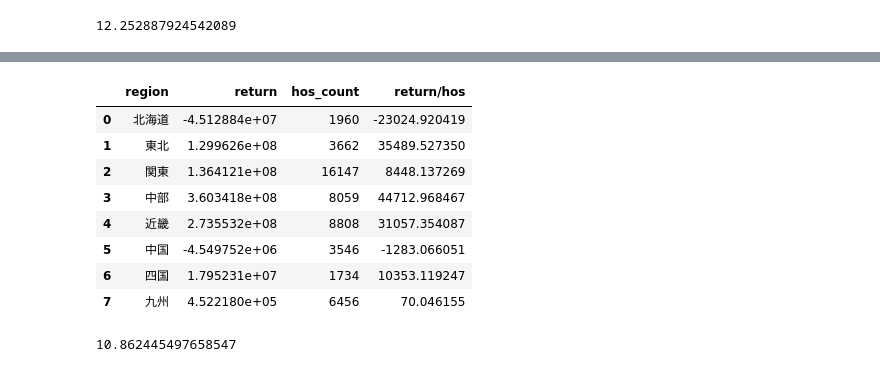
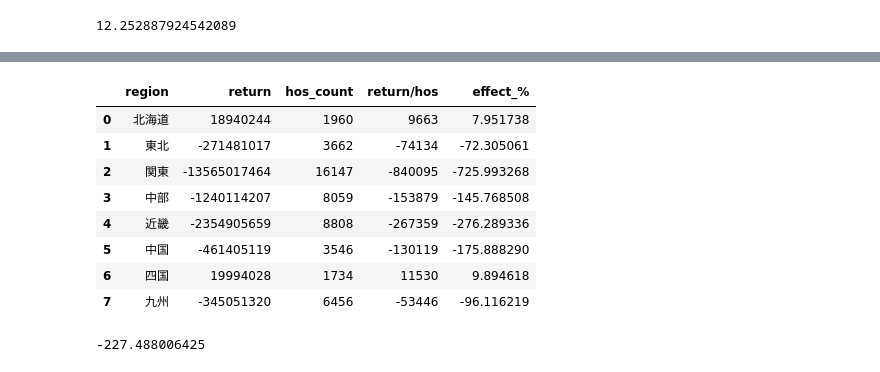
Before and after one commit to uehiratakumu/VScode, a Jupyter notebook: M3_intern/eda.ipynb, the cells around one changed output, grey strips where cells are left out. Drawn from its saved outputs; the diff is of its cells as text; code cells hidden in the pictures.

```diff
--- a/M3_intern/eda.ipynb
+++ b/M3_intern/eda.ipynb
@@ -833,0 +839,16 @@ for i in range(len(s_c)-1):
+# %%
+name = []
+r_squared_mrkun = []
+for i in range(len(s_c)-1):
+    target = "has_mrkun"
+    features = s_c[i+1]
+    if features != "has_mrkun":
+        y = sales_mrkun[target].to_numpy()
+        X = StandardScaler().fit_transform(sales_mrkun[features].values.reshape(-1, 1))
+
+        model = sm.GLM(y, X, family=sm.families.Binomial()).fit()
+        name.append(s_c[i+1])
+        r_squared_mrkun.append(abs(model.pseudo_rsquared()))
+r_squared_mrkun = pd.DataFrame({"Name":name,"R_squared":r_squared_mrkun}).sort_values(by='R_squared')
+r_squared_mrkun.to_csv("r_squared_mrkun.csv", index = False)
+r_squared_mrkun
@@ -833,0 +868,16 @@ for i in range(len(s_c)-1):
+# %%
+name = []
+r_squared_2204 = []
+for i in range(len(s_c)-1):
+    target = "~202204_ave"
+    features = s_c[i+1]
+    if features != "~202204_ave":
+        y = sales_mrkun[target].to_numpy()
+        X = StandardScaler().fit_transform(sales_mrkun[features].values.reshape(-1, 1))
+
+        model = sm.OLS(y, X).fit()
+        name.append(s_c[i+1])
+        r_squared_2204.append(abs(model.rsquared))
+r_squared_2204 = pd.DataFrame({"Name":name,"R_squared":r_squared_2204}).sort_values(by='R_squared')
+r_squared_2204.to_csv("r_squared_2204.csv", index = False)
+r_squared_2204
@@ -843,7 +906,7 @@ plt.show()
 [figure]
 # %%
 sales_m = sales_mrkun[sales_mrkun.columns.values]#[sales_mrkun["~202204_ave"]>=sales_mrkun["~202204_ave"].quantile(0.75)+(sales_mrkun["~202204_ave"].quantile(0.75)-sales_mrkun["~202204_ave"].quantile(0.25))]
-X = sales_m[["~202004_ave", "~202010_ave", "~202104_ave","~202110_ave","dr_count","has_visit","region_id","has_kahun"]]
+X = sales_m[["~202004_ave", "~202010_ave", "~202104_ave","~202110_ave","has_visit","region_id","has_kahun"]]
 Z = sales_m["has_mrkun"]
 sales_m.describe()
 # %% [output]
@@ -1584,13 +1647,14 @@ ROI_region
 # %%
 return_region = []
 hos_region = []
+return_region_kahun = []
 for k in range(8):
     return_re0 = []
     hos_count = []
     for j in range(2):
-        sales_m = sales_mrkun[sales_mrkun.columns.values][sales_mrkun["dr_count"] != -1][sales_mrkun["region_id"] == k][sales_mrkun["has_kahun"]==j]#[sales_mrkun["~202204_ave"]<sales_mrkun["~202204_ave"].quantile(0.75)+(sales_mrkun["~202204_ave"].quantile(0.75)-sales_mrkun["~202204_ave"].quantile(0.25))]
+        sales_m = sales_mrkun[sales_mrkun.columns.values][sales_mrkun["dr_count"] != -1][sales_mrkun["region_id"] == k][sales_mrkun["has_visit"]==j]#[sales_mrkun["~202204_ave"]<sales_mrkun["~202204_ave"].quantile(0.75)+(sales_mrkun["~202204_ave"].quantile(0.75)-sales_mrkun["~202204_ave"].quantile(0.25))]
         sales_re0 = sales_m.copy()
-        X = sales_m[["~202004_ave", "~202010_ave", "~202104_ave","~202110_ave","has_visit"]]
+        X = sales_m[["~202004_ave", "~202010_ave", "~202104_ave","~202110_ave","has_kahun"]]
         Z = sales_m["has_mrkun"]
         sales_m.describe()
         exog = sm.add_constant(X) # 切片の追加
@@ -1627,6 +1691,7 @@ for k in range(8):
         n_re0_sa = sales_m.shape[0]
         return_re0.append(n_re0_sa*np.mean(ATT_list_re0_sa))
         hos_count.append(sales_m.shape[0])
+        return_region_kahun.append([region[k],j, n_re0_sa*np.mean(ATT_list_re0_sa), sales_m.shape[0], n_re0_sa*np.mean(ATT_list_re0_sa)/sales_m.shape[0], 100*n_re0_sa*np.mean(ATT_list_re0_sa)/sales_m["~202204_ave"].sum()])
     return_region.append(sum(return_re0))
     hos_region.append(sum(hos_count))
 # %% [output]
@@ -1698,16 +1805,19 @@ AUC = 0.566
 # %%
 return_region_list = pd.DataFrame({'region': region, 'return': return_region, 'hos_count': hos_region })
 return_region_list["return/hos"] = return_region_list["return"]/return_region_list["hos_count"]
+return_region_list["effect_%"] = 100*return_region_list["return"]/sales_mrkun.groupby("region_id")["~202204_ave"].sum()
+return_region_list=return_region_list.astype({'return': 'int64',"return/hos":"int64"})
 display(return_region_list)
 print(return_region_list["return"].sum()/80000000)
+return_region_list.to_csv("return_region.csv",index=False)
 # %% [output]
-|  | region | return | hos_count | return/hos |
-| 0 | 北海道 | -4.512884e+07 | 1960 | -23024.920419 |
-| 1 | 東北 | 1.299626e+08 | 3662 | 35489.527350 |
-| 2 | 関東 | 1.364121e+08 | 16147 | 8448.137269 |
-| 3 | 中部 | 3.603418e+08 | 8059 | 44712.968467 |
-| 4 | 近畿 | 2.735532e+08 | 8808 | 31057.354087 |
-| 5 | 中国 | -4.549752e+06 | 3546 | -1283.066051 |
-| 6 | 四国 | 1.795231e+07 | 1734 | 10353.119247 |
-| 7 | 九州 | 4.522180e+05 | 6456 | 70.046155 |
+|  | region | return | hos_count | return/hos | effect_% |
+| 0 | 北海道 | 18940244 | 1960 | 9663 | 7.951738 |
+| 1 | 東北 | -271481017 | 3662 | -74134 | -72.305061 |
+| 2 | 関東 | -13565017464 | 16147 | -840095 | -725.993268 |
+| 3 | 中部 | -1240114207 | 8059 | -153879 | -145.768508 |
+| 4 | 近畿 | -2354905659 | 8808 | -267359 | -276.289336 |
+| 5 | 中国 | -461405119 | 3546 | -130119 | -175.888290 |
+| 6 | 四国 | 19994028 | 1734 | 11530 | 9.894618 |
+| 7 | 九州 | -345051320 | 6456 | -53446 | -96.116219 |
-10.862445497658547
+-227.488006425
```
Also changed, not shown: parts of 17 cells of this notebook, 9 other files.
